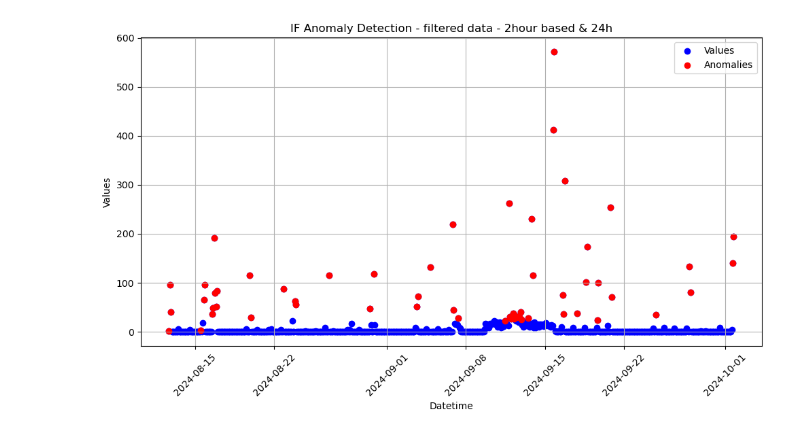
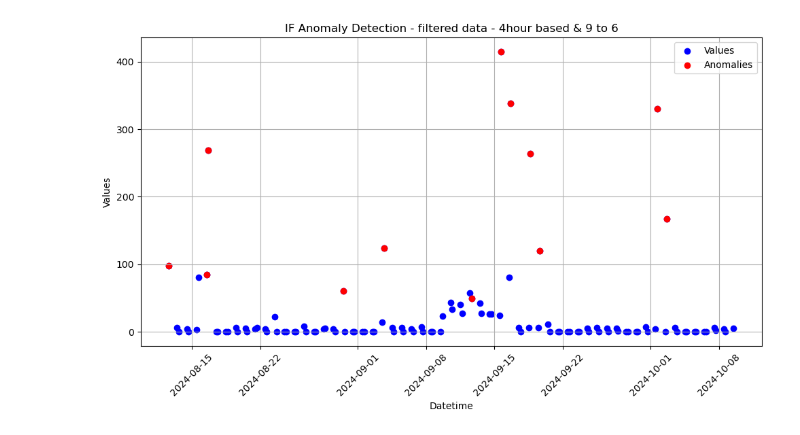
Before and after one commit to AsifTanvir/SEAD-analysis, a Jupyter notebook: Office_data_analysis.ipynb, the cells around one changed output. Saved outputs shown, nothing was run; the diff lists cells and outputs as text; code cells hidden in the pictures.

```diff
--- a/Office_data_analysis.ipynb
+++ b/Office_data_analysis.ipynb
@@ -3,8 +3,10 @@ import pandas as pd
 import matplotlib.pyplot as plt
 
 # Load the two CSV files
-df1 = pd.read_csv('./Data/Prof_Office_Data/office_group_records_07_02.csv')
-df2 = pd.read_csv('./Data/Prof_Office_Data/office_actuator_records.csv')
+# df1 = pd.read_csv('./Data/Prof_Office_Data/office_group_records_07_02.csv')
+
+df1 = pd.read_csv('./Data/Prof_Office_Data/office_group_records_all.csv')
+# df2 = pd.read_csv('./Data/Prof_Office_Data/office_actuator_records.csv')
 
 #original_df = df1.copy() #Keep a copy to compare
 ## Toggle the values of Light Sensor.
@@ -22,7 +24,8 @@ df1.loc[df1['sensor_name'] == 'Light Sensor', 'state'] = 1 - df1['state']
 
 
 # Combine the two DataFrames (concatenating rows)
-combined_office_data = pd.concat([df1, df2], ignore_index=True)
+# combined_office_data = pd.concat([df1, df2], ignore_index=True)
+combined_office_data = df1
 
 # Convert the 'datetime' column to a datetime data type if necessary
 combined_office_data['datetime'] = pd.to_datetime(combined_office_data['seconds'], unit='s')
@@ -69,18 +72,20 @@ combined_office_data = combined_office_data.set_index('datetime') #make the date
 
 # combined_office_data_filtered = combined_office_data.between_time('07:00', '19:00')
 # print(combined_office_data.size, combined_office_data_filtered.size)
-office_hourly = combined_office_data.state.resample('2h').sum() #resample on hourly basis and get summary of sensor values on that hour.
+office_hourly = combined_office_data.state.resample('4h').sum() #resample on hourly basis and get summary of sensor values on that hour.
 # print(office_hourly.head(10))
 
-filtered_office_hourly = filtered_office_data.state.resample('2h').sum()
+filtered_August_office_hourly = filtered_office_data.state.resample('4h').sum()
 
 #only take the resampled data from 7am to 7pm
-# office_hourly = office_hourly.between_time('09:00', '18:00')
+office_hourly = office_hourly.between_time('08:00', '18:00')
 office_hourly = office_hourly.reset_index()
 
-# filtered_office_hourly = filtered_office_hourly.between_time('09:00', '18:00')
-filtered_office_hourly = filtered_office_hourly.reset_index()
+filtered_August_office_hourly = filtered_August_office_hourly.between_time('09:00', '18:00')
+filtered_August_office_hourly = filtered_August_office_hourly.reset_index()
 
+combined_office_data = combined_office_data.reset_index()
+filtered_office_data = filtered_office_data.reset_index()
 print(office_hourly.head(10))
 # office_hourly.to_csv('test.csv', index=False)
 # %% [output]
@@ -237,49 +242,49 @@ from sklearn.ensemble import IsolationForest
 # office_hourly['datetime'] = pd.to_datetime(office_hourly['datetime'])
 
 # Prepare data for IsolationForest
-values = filtered_office_hourly[['state']]  # Selecting the 'values' column as input for the model
+values = filtered_August_office_hourly[['state']]  # Selecting the 'values' column as input for the model
 
 # Initialize and fit the IsolationForest model
 model = IsolationForest(contamination=0.1, random_state=42)
-filtered_office_hourly['anomaly'] = model.fit_predict(values)
+filtered_August_office_hourly['anomaly'] = model.fit_predict(values)
 
 # Isolation Forest outputs:
 # -1 for anomalies
 #  1 for normal data points
 
 # Filter the anomalies
-anomalies = filtered_office_hourly[filtered_office_hourly['anomaly'] == -1]
-non_anomalies = filtered_office_hourly[filtered_office_hourly['anomaly'] == 1]
+anomalies = filtered_August_office_hourly[filtered_August_office_hourly['anomaly'] == -1]
+non_anomalies_Aug = filtered_August_office_hourly[filtered_August_office_hourly['anomaly'] == 1]
 # print(df)
 
 # Plot the results
 plt.figure(figsize=(10, 6))
-plt.scatter(filtered_office_hourly['datetime'], filtered_office_hourly['state'], label='Values', color='blue', marker='o')
+plt.scatter(filtered_August_office_hourly['datetime'], filtered_August_office_hourly['state'], label='Values', color='blue', marker='o')
 plt.scatter(anomalies['datetime'], anomalies['state'], color='red', label='Anomalies', marker='o')
-plt.title('IF Anomaly Detection - filtered data - 2hour based & 24h')
+plt.title('IF Anomaly Detection - filtered data - 4hour based & 9 to 6')
 plt.xlabel('Datetime')
 plt.ylabel('Values')
 plt.legend()
 plt.xticks(rotation=45)
 plt.grid(True)
 plt.tight_layout()
 # plt.savefig('./Plots/Office_plots/IF_Aug_6H_9-6.png')
 plt.show()
 
 
-count_anomaly_h = (filtered_office_hourly['anomaly'] == -1).sum()
+count_anomaly_h = (filtered_August_office_hourly['anomaly'] == -1).sum()
 
 # Calculate the percentage of values equal to -1
-percentage_h = (count_anomaly_h / len(filtered_office_hourly)) * 100
+percentage_h = (count_anomaly_h / len(filtered_August_office_hourly)) * 100
 print(f"Total anomalies: {count_anomaly_h}, Percentage of anomalous values: {percentage_h}%")
 
 #only print the non anomalous values which are not zero
-df_filtered = non_anomalies[non_anomalies['state'] != 0]
+df_filtered = non_anomalies_Aug[non_anomalies_Aug['state'] != 0]
 print(df_filtered)
 
-print( non_anomalies)
+print( non_anomalies_Aug)
 
-# non_anomalies.to_csv('./Output_CSV/regular_office.csv', index=False)
-filtered_office_hourly.to_csv('./Output_CSV/office_data/anomaly_office_Aug_2h.csv', index=False)
+# non_anomalies_Aug.to_csv('./Output_CSV/regular_office.csv', index=False)
+# filtered_August_office_hourly.to_csv('./Output_CSV/office_data/anomaly_office_Aug_2h.csv', index=False)
 # %% [output]
-[figure, old version]
+[figure, new version]
```
Also changed, not shown: parts of 12 cells of this notebook, 19 other files.
